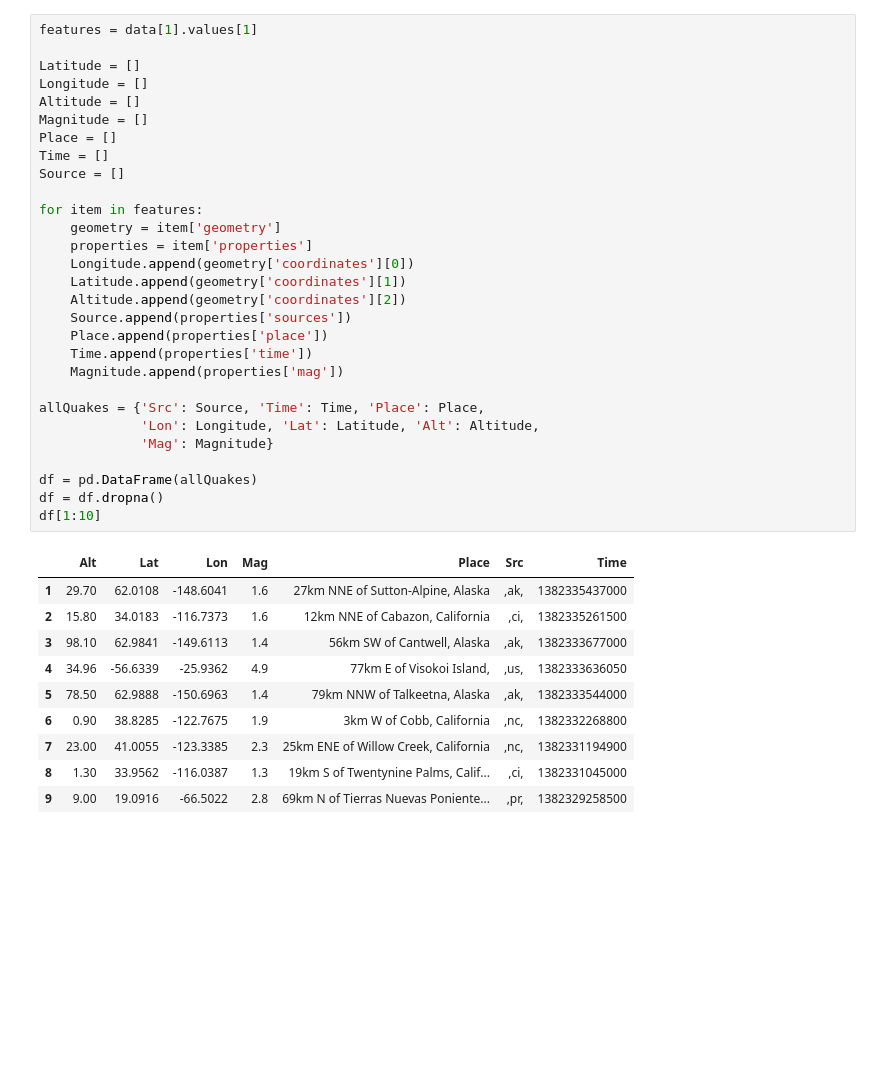
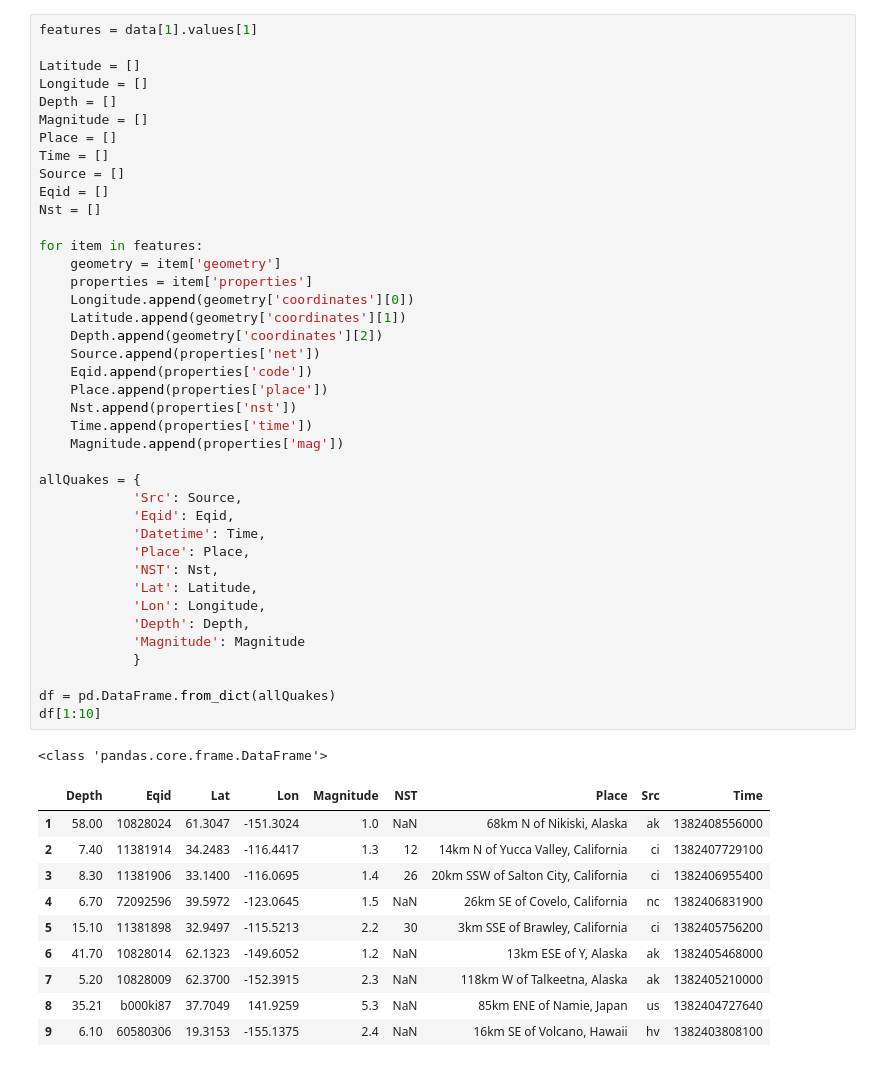
Before and after one commit to reenashah/recent-quakes, a Jupyter notebook: Recent Earthquakes.ipynb, the cells around one changed output. Saved outputs shown, nothing was run; the diff lists cells and outputs as text; blank space fills up the shorter version.

```diff
--- a/Recent Earthquakes.ipynb
+++ b/Recent Earthquakes.ipynb
@@ -95,41 +19,53 @@ data
 # %%
 features = data[1].values[1]
 
 Latitude = []
 Longitude = []
-Altitude = []
+Depth = []
 Magnitude = []
 Place = []
 Time = []
 Source = []
+Eqid = []
+Nst = []
 
 for item in features:
     geometry = item['geometry']
     properties = item['properties']
     Longitude.append(geometry['coordinates'][0])
     Latitude.append(geometry['coordinates'][1])
-    Altitude.append(geometry['coordinates'][2])
-    Source.append(properties['sources'])
+    Depth.append(geometry['coordinates'][2])
+    Source.append(properties['net'])
+    Eqid.append(properties['code'])
     Place.append(properties['place'])
+    Nst.append(properties['nst'])
     Time.append(properties['time'])
     Magnitude.append(properties['mag'])
 
-allQuakes = {'Src': Source, 'Time': Time, 'Place': Place,
-             'Lon': Longitude, 'Lat': Latitude, 'Alt': Altitude,
-             'Mag': Magnitude}
+allQuakes = {
+            'Src': Source,
+            'Eqid': Eqid,
+            'Datetime': Time,
+            'Place': Place,
+            'NST': Nst,
+            'Lat': Latitude,
+            'Lon': Longitude,
+            'Depth': Depth,
+            'Magnitude': Magnitude
+            }
 
-df = pd.DataFrame(allQuakes)
-df = df.dropna()
+df = pd.DataFrame.from_dict(allQuakes)
 df[1:10]
 # %% [output]
+<class 'pandas.core.frame.DataFrame'>
-|  | Alt | Lat | Lon | Mag | Place | Src | Time |
-| 1 | 29.70 | 62.0108 | -148.6041 | 1.6 | 27km NNE of Sutton-Alpine, Alaska | ,ak, | 1382335437000 |
-| 2 | 15.80 | 34.0183 | -116.7373 | 1.6 | 12km NNE of Cabazon, California | ,ci, | 1382335261500 |
-| 3 | 98.10 | 62.9841 | -149.6113 | 1.4 | 56km SW of Cantwell, Alaska | ,ak, | 1382333677000 |
-| 4 | 34.96 | -56.6339 | -25.9362 | 4.9 | 77km E of Visokoi Island, | ,us, | 1382333636050 |
-| 5 | 78.50 | 62.9888 | -150.6963 | 1.4 | 79km NNW of Talkeetna, Alaska | ,ak, | 1382333544000 |
-| 6 | 0.90 | 38.8285 | -122.7675 | 1.9 | 3km W of Cobb, California | ,nc, | 1382332268800 |
-| 7 | 23.00 | 41.0055 | -123.3385 | 2.3 | 25km ENE of Willow Creek, California | ,nc, | 1382331194900 |
-| 8 | 1.30 | 33.9562 | -116.0387 | 1.3 | 19km S of Twentynine Palms, Calif... | ,ci, | 1382331045000 |
-| 9 | 9.00 | 19.0916 | -66.5022 | 2.8 | 69km N of Tierras Nuevas Poniente... | ,pr, | 1382329258500 |
+|  | Depth | Eqid | Lat | Lon | Magnitude | NST | Place | Src | Time |
+| 1 | 58.00 | 10828024 | 61.3047 | -151.3024 | 1.0 | NaN | 68km N of Nikiski, Alaska | ak | 1382408556000 |
+| 2 | 7.40 | 11381914 | 34.2483 | -116.4417 | 1.3 | 12 | 14km N of Yucca Valley, California | ci | 1382407729100 |
+| 3 | 8.30 | 11381906 | 33.1400 | -116.0695 | 1.4 | 26 | 20km SSW of Salton City, California | ci | 1382406955400 |
+| 4 | 6.70 | 72092596 | 39.5972 | -123.0645 | 1.5 | NaN | 26km SE of Covelo, California | nc | 1382406831900 |
+| 5 | 15.10 | 11381898 | 32.9497 | -115.5213 | 2.2 | 30 | 3km SSE of Brawley, California | ci | 1382405756200 |
+| 6 | 41.70 | 10828014 | 62.1323 | -149.6052 | 1.2 | NaN | 13km ESE of Y, Alaska | ak | 1382405468000 |
+| 7 | 5.20 | 10828009 | 62.3700 | -152.3915 | 2.3 | NaN | 118km W of Talkeetna, Alaska | ak | 1382405210000 |
+| 8 | 35.21 | b000ki87 | 37.7049 | 141.9259 | 5.3 | NaN | 85km ENE of Namie, Japan | us | 1382404727640 |
+| 9 | 6.10 | 60580306 | 19.3153 | -155.1375 | 2.4 | NaN | 16km SE of Volcano, Hawaii | hv | 1382403808100 |
 # %%
```
Also changed, not shown: parts of 19 cells of this notebook, 3 other files.
